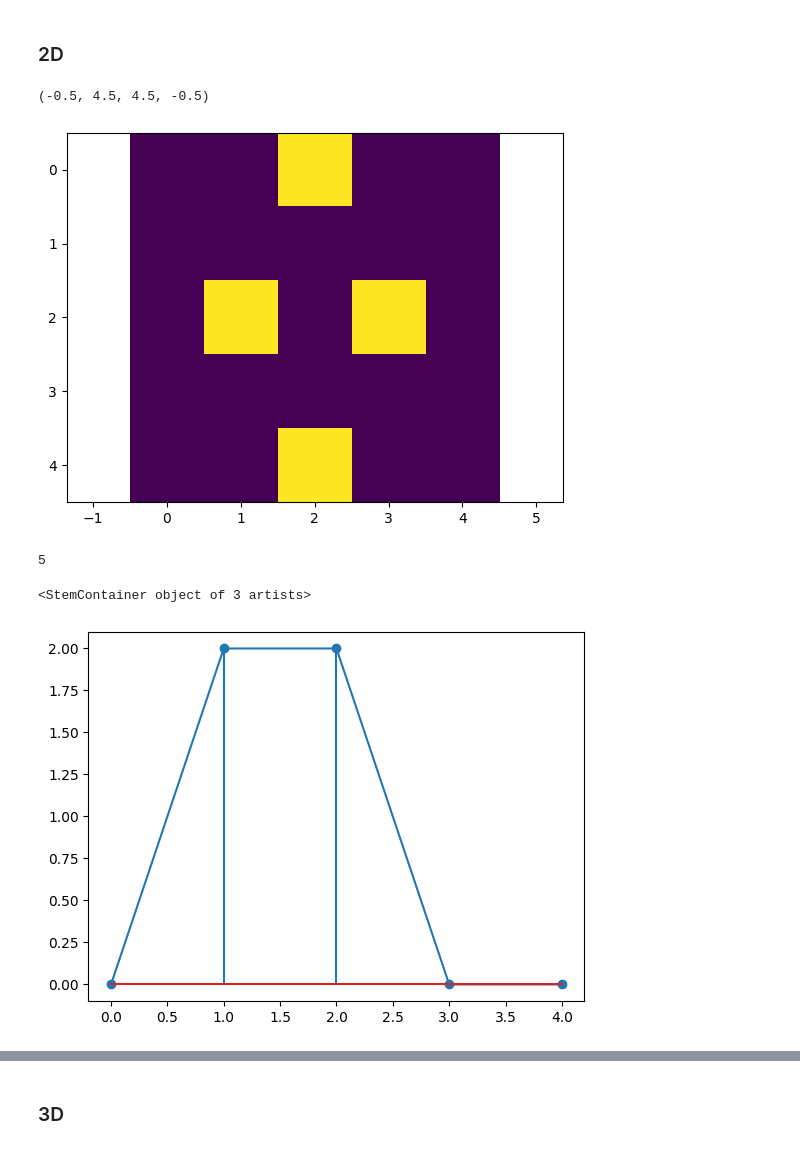
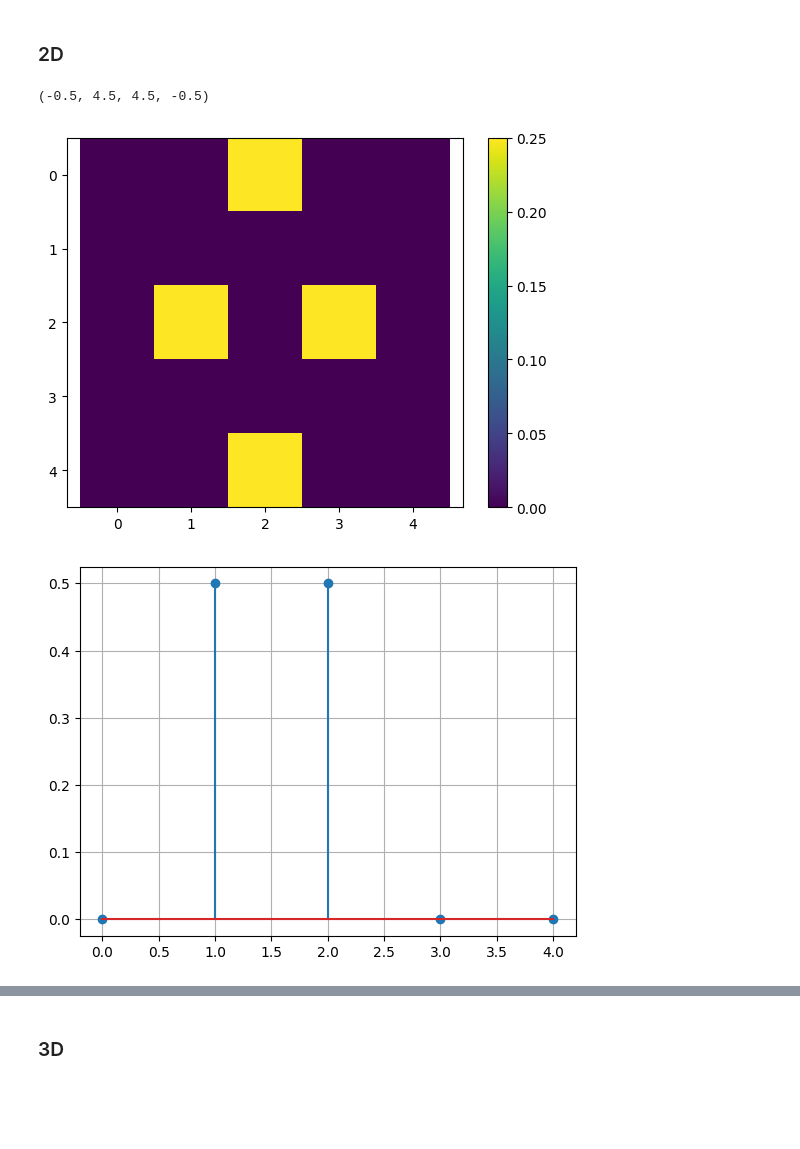
Before and after one commit to Prajwal-Prathiksh/ddp-thesis, a Jupyter notebook: code/play_energy_spectrum.ipynb, the cells around one changed output, grey strips where cells are left out. Saved outputs shown, nothing was run; the diff lists cells and outputs as text; code cells hidden in the pictures; blank space fills up the shorter version.

Commit message:
Addd eval custom formula and plot EK

```diff
--- a/code/play_energy_spectrum.ipynb
+++ b/code/play_energy_spectrum.ipynb
@@ -42,31 +42,27 @@ plt.plot(EK_U[(len(EK_U)-1)//2:], 'k')
 # %%
 sr = 5
 x = y = np.arange(0, 1., 1. / sr)
 X, Y = np.meshgrid(x, y)
 u = np.sin(2 * np.pi * X) + np.sin(2* np.pi * 2 * Y)
-U0 = 0.5
+U0 = 1
 
 # When
 EK_U, EK_V, EK_W, u_spectrum, v_spectrum, w_spectrum =\
-    calculate_energy_spectrum(
+    compute_energy_spectrum(
         u=u, v=u, w=None, U0=U0, debug=True
     )
 plt.imshow(EK_U)
+plt.colorbar()
 plt.axis('equal')
 # %% [output]
 (-0.5, 4.5, 4.5, -0.5)
-[figure, old version]
+[figure, new version]
-# %%
-k, Ek = calculate_scalar_energy_spectrum(EK_U, EK_U)
-print(len(k))
-# %% [output]
-5
 # %%
-plt.plot(Ek)
+k, Ek = compute_scalar_energy_spectrum(EK_U, EK_V)
 plt.stem(Ek)
+plt.grid()
 # %% [output]
-<StemContainer object of 3 artists>
-[figure, old version]
+[figure, new version]
 # %%
 def mirror_data(q1):
     q2 = np.fliplr(q1)
```
Also changed, not shown: parts of 30 cells of this notebook, 1 other file.
